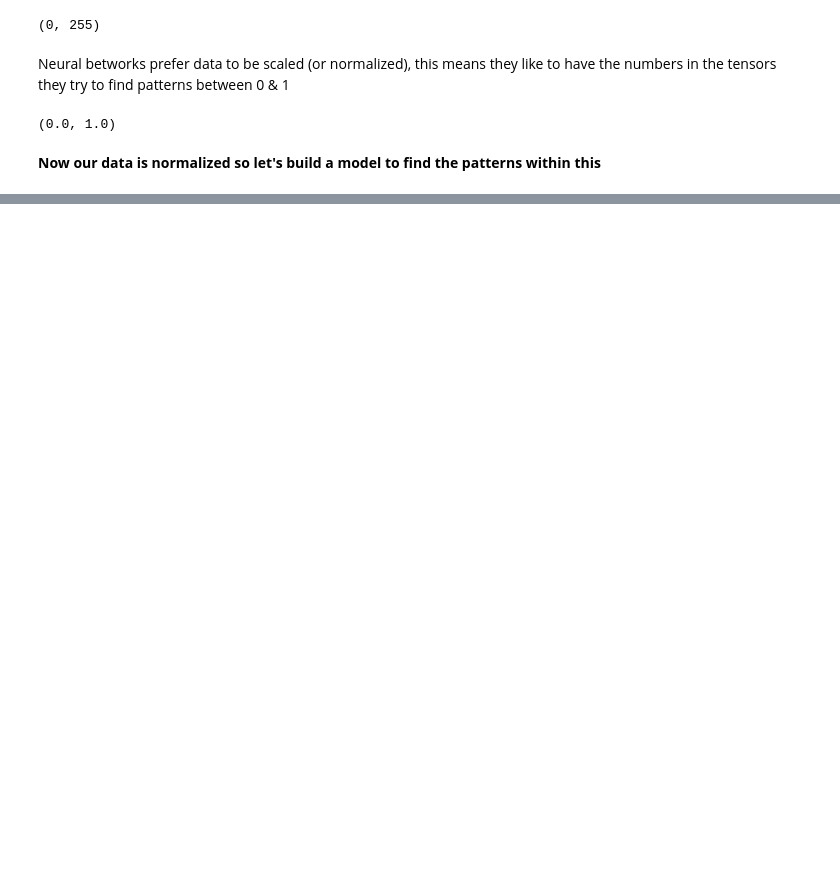
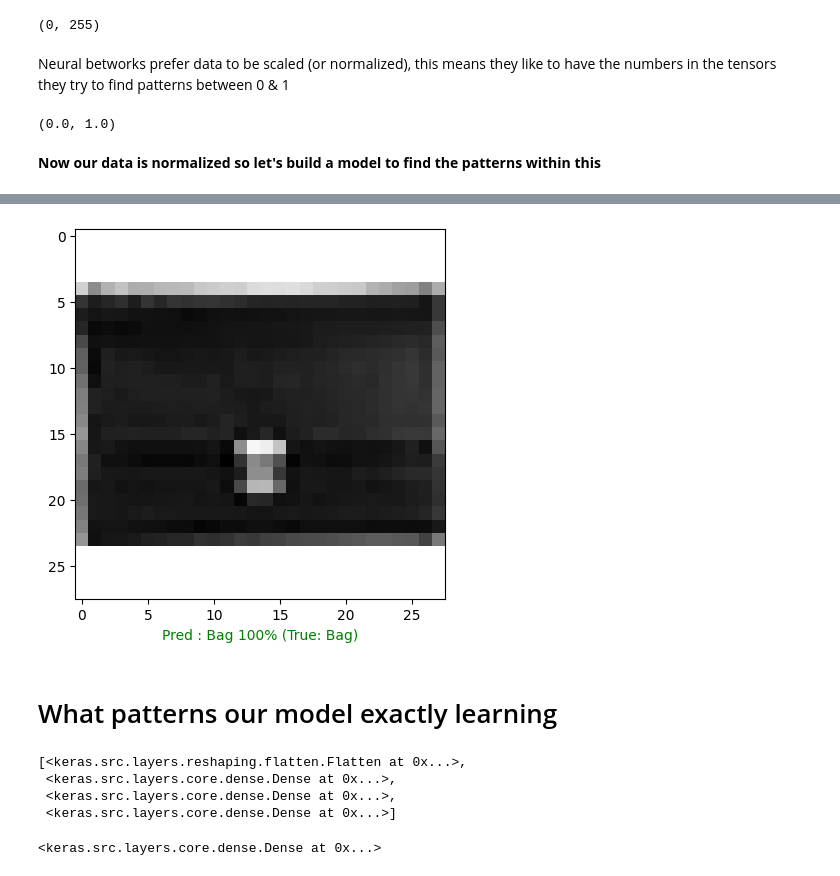
Before and after one commit to iamchenchu/Deep-Learnig-with-TensorFlow, a Jupyter notebook: 02_neural_network_classification_with_tensorflow.ipynb, the cells around one changed output, grey strips where cells are left out. Drawn from its saved outputs; the diff is of its cells as text; code cells hidden in the pictures; blank space fills up the shorter version.

```diff
--- a/02_neural_network_classification_with_tensorflow.ipynb
+++ b/02_neural_network_classification_with_tensorflow.ipynb
@@ -1302,0 +1564,39 @@ Now let's plot the each models history (their loss curves)
+# %%
+import random
+
+def plot_random_image(model, images, true_labels, classes) :
+  """
+  Picks a random image, plots it and labels it with a predction and truth label.
+  """
+  #set up random integer
+  i= random.randint(0, len(images))
+
+  # Create predictions and targets
+  target_image = images[i]
+  pred_probs = model.predict(target_image.reshape(1, 28, 28)) # we are predicting one image from 28, 28 image input size
+  pred_label = classes[pred_probs.argmax()]
+  true_label = classes[true_labels[i]]
+
+  #Plot the image
+  plt.imshow(target_image, cmap = plt.cm.binary)
+
+  #Change the color of the titles depending on if the prediction right or wrong
+
+  if pred_label == true_label:
+    color = "green"
+  else :
+    color = "red"
+
+  # Add xlabel information (prediction/true label)
+  plt.xlabel("Pred : {} {:2.0f}% (True: {})".format(pred_label,
+                                                    100*tf.reduce_max(pred_probs),
+                                                    true_label),
+                                                    color=color) # Set the color to green or red based on if the prediction is right or wrong
+# %%
+# Check out our random image as well as it's prediction
+
+plot_random_image(model = model_14,
+                  images = test_data_norm, # Always make predictions on the same kind of the data the has been trained on
+                  true_labels = test_labels,
+                  classes = class_names)
+# %% [output]
@@ -1302,0 +1604,16 @@ Now let's plot the each models history (their loss curves)
+[figure, added]
+# %% [markdown]
+# What patterns our model exactly learning
+# %%
+# Find the layers of our mosr recent model
+model_14.layers
+# %% [output]
+[<keras.src.layers.reshaping.flatten.Flatten at 0x...>,
+ <keras.src.layers.core.dense.Dense at 0x...>,
+ <keras.src.layers.core.dense.Dense at 0x...>,
+ <keras.src.layers.core.dense.Dense at 0x...>]
+# %%
+# Extract a particular layer
+model_14.layers[1]
+# %% [output]
+<keras.src.layers.core.dense.Dense at 0x...>
```
Also changed, not shown: parts of 62 cells of this notebook.
